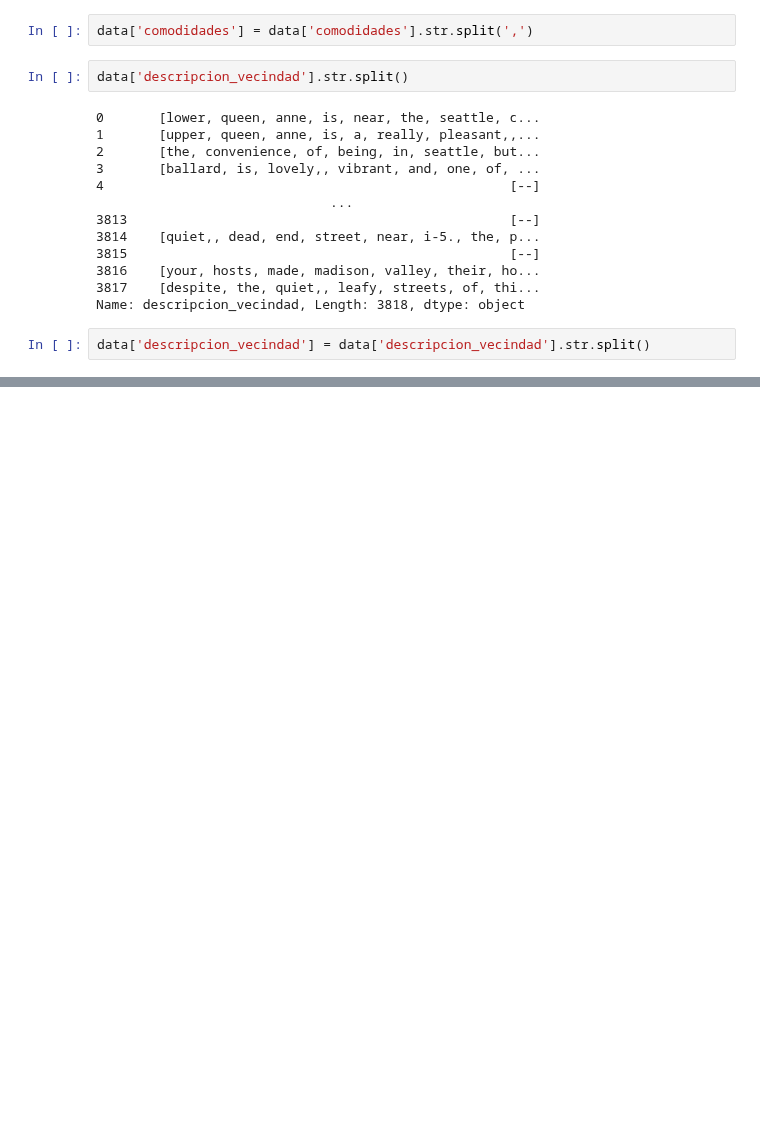
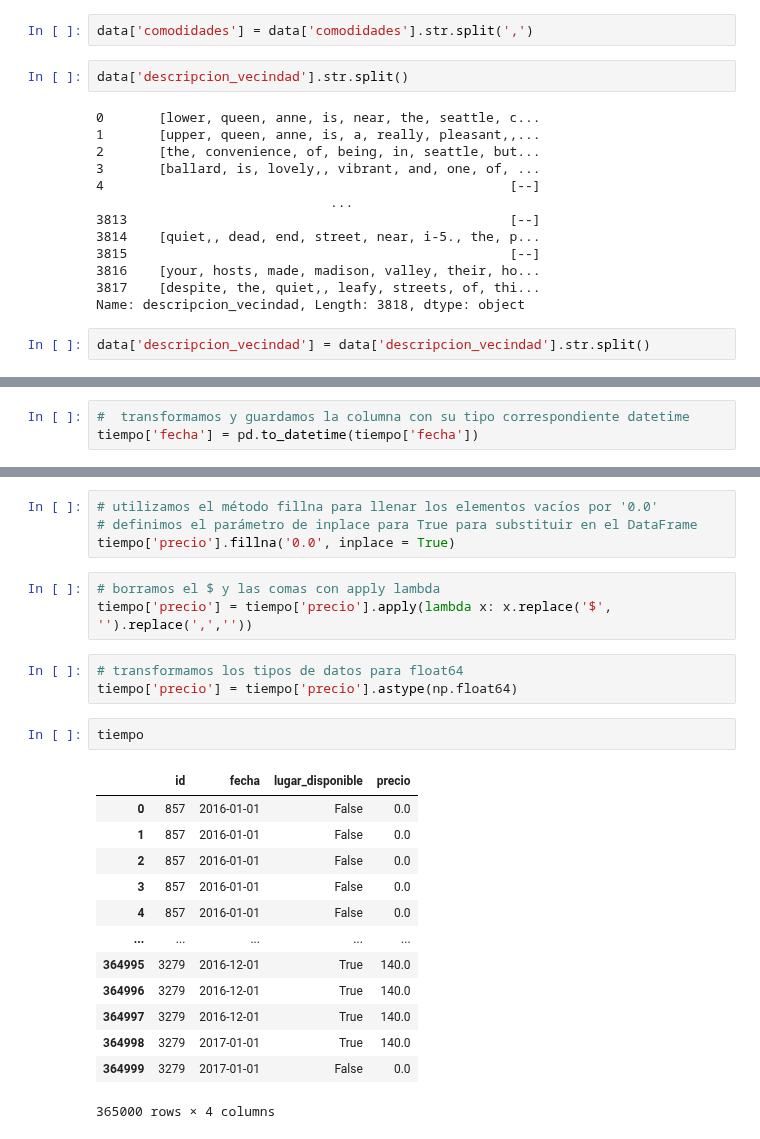
Before and after one commit to betorockers/DataScience_AluraLatam, a Jupyter notebook: 3-ETL/4-Pandas-transformación-y-manipulación-de-datos/Notebook/Pandas-Tratamiento-Manipulacion-Datos.ipynb, the cells around one changed output, grey strips where cells are left out. Drawn from its saved outputs; the diff is of its cells as text; blank space fills up the shorter version.

Commit message:
fin de curso 4 pandas tranformacion y manipulacion de datos // comienzo curso 5 visualizacion de datos

```diff
--- a/3-ETL/4-Pandas-transformación-y-manipulación-de-datos/Notebook/Pandas-Tratamiento-Manipulacion-Datos.ipynb
+++ b/3-ETL/4-Pandas-transformación-y-manipulación-de-datos/Notebook/Pandas-Tratamiento-Manipulacion-Datos.ipynb
@@ -318,0 +367,3 @@ data.head()
+# %%
+#  transformamos y guardamos la columna con su tipo correspondiente datetime
+tiempo['fecha'] = pd.to_datetime(tiempo['fecha'])
@@ -318,0 +445,26 @@ data.head()
+# %%
+# utilizamos el método fillna para llenar los elementos vacíos por '0.0'
+# definimos el parámetro de inplace para True para substituir en el DataFrame
+tiempo['precio'].fillna('0.0', inplace = True)
+# %%
+# borramos el $ y las comas con apply lambda
+tiempo['precio'] = tiempo['precio'].apply(lambda x: x.replace('$', '').replace(',',''))
+# %%
+# transformamos los tipos de datos para float64
+tiempo['precio'] = tiempo['precio'].astype(np.float64)
+# %%
+tiempo
+# %% [output]
+|  | id | fecha | lugar_disponible | precio |
+| 0 | 857 | 2016-01-01 | False | 0.0 |
+| 1 | 857 | 2016-01-01 | False | 0.0 |
+| 2 | 857 | 2016-01-01 | False | 0.0 |
+| 3 | 857 | 2016-01-01 | False | 0.0 |
+| 4 | 857 | 2016-01-01 | False | 0.0 |
+| ... | ... | ... | ... | ... |
+| 364995 | 3279 | 2016-12-01 | True | 140.0 |
+| 364996 | 3279 | 2016-12-01 | True | 140.0 |
+| 364997 | 3279 | 2016-12-01 | True | 140.0 |
+| 364998 | 3279 | 2017-01-01 | True | 140.0 |
+| 364999 | 3279 | 2017-01-01 | False | 0.0 |
+365000 rows × 4 columns
```
Also changed, not shown: parts of 14 cells of this notebook, 9 other files.
